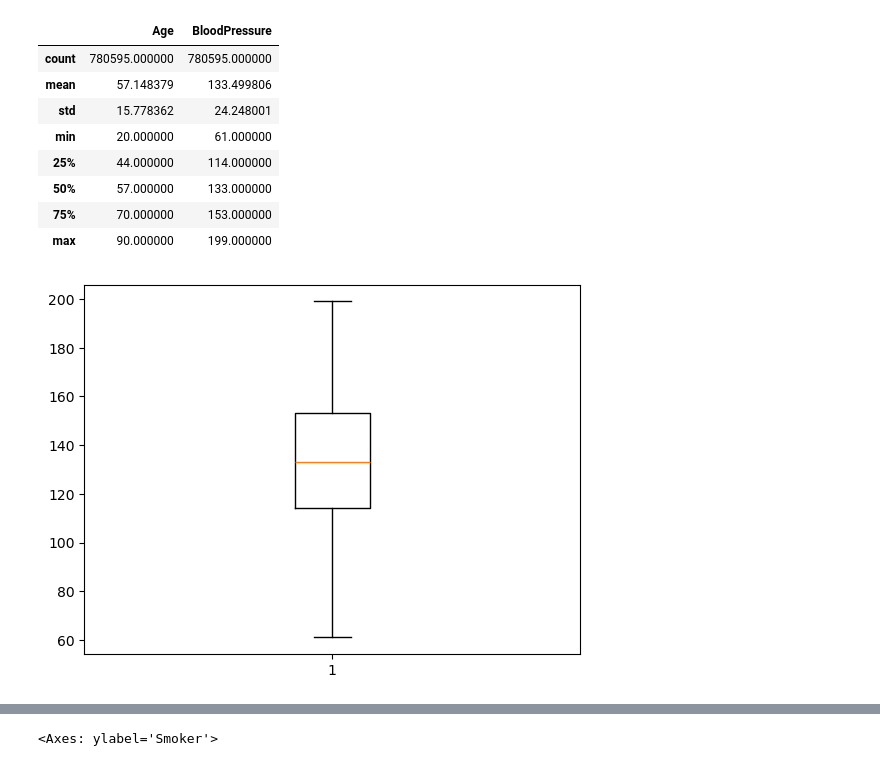
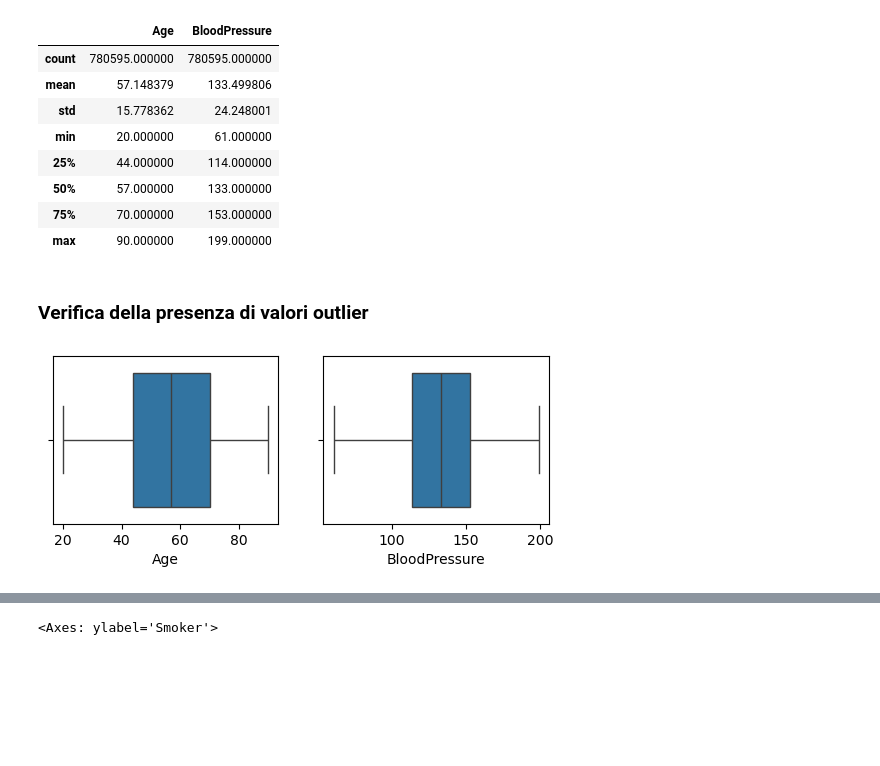
Before and after one commit to miriamsonaglia/Heart-Attack-Prediction-Model, a Jupyter notebook: DataIntensive.ipynb, the cells around one changed output, grey strips where cells are left out. Drawn from its saved outputs; the diff is of its cells as text; code cells hidden in the pictures; blank space fills up the shorter version.

```diff
--- a/DataIntensive.ipynb
+++ b/DataIntensive.ipynb
@@ -591,7 +604,13 @@ dataset.describe()
 | 50% | 57.000000 | 133.000000 |
 | 75% | 70.000000 | 153.000000 |
 | max | 90.000000 | 199.000000 |
-# %%
-plt.boxplot(x="BloodPressure", data=dataset);  # NON ABBIAMO OUTLIERS
-# %% [output]
-[figure, removed]
+# %% [markdown]
+### Verifica della presenza di valori outlier
+# %%
+plt.subplot(2,2,1)
+sb.boxplot(x="Age", data=dataset);
+
+plt.subplot(2,2,2)
+sb.boxplot(x="BloodPressure", data=dataset);
+# %% [output]
+[figure, added]
```
Also changed, not shown: parts of 34 cells of this notebook.
